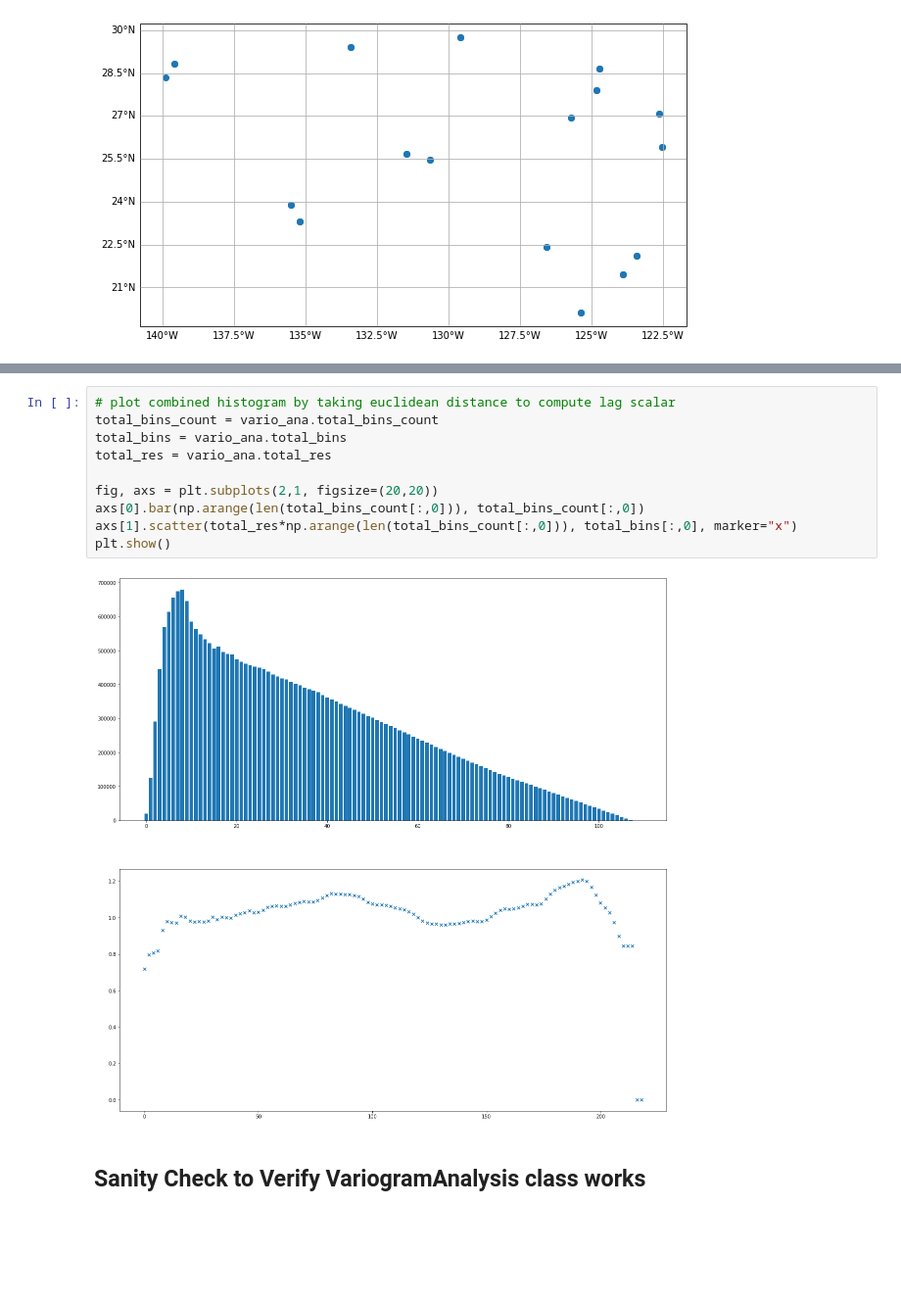
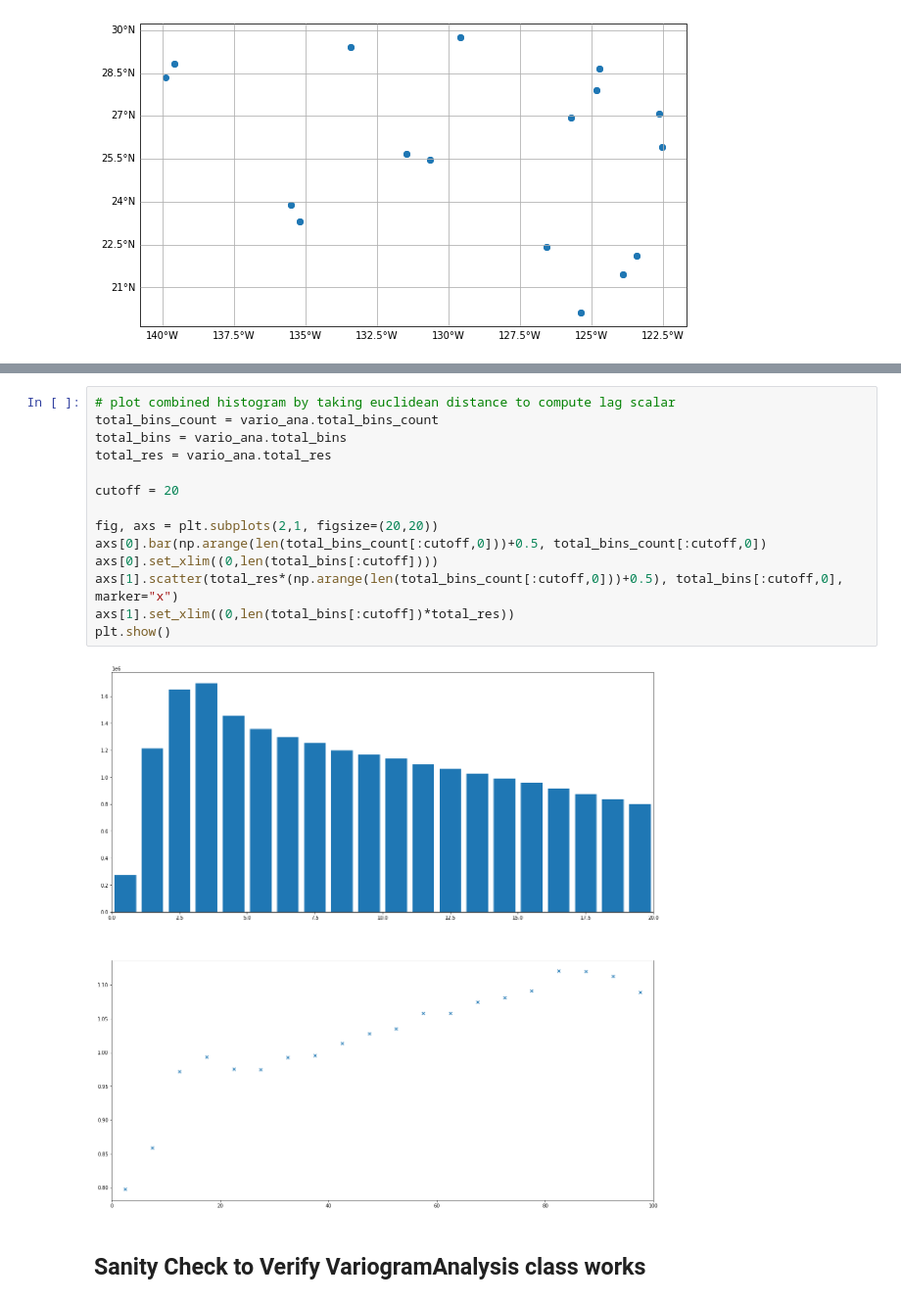
Before and after one commit to MariusWiggert/OceanPlatformControl, a Jupyter notebook: ocean_navigation_simulator/generative_error_model/test_variogram.ipynb, the cells around one changed output, grey strips where cells are left out. Shown at 98% size. Saved outputs shown, nothing was run; the diff lists cells and outputs as text; blank space fills up the shorter version.

Commit message:
fixed plotting bug in variogram

```diff
--- a/ocean_navigation_simulator/generative_error_model/test_variogram.ipynb
+++ b/ocean_navigation_simulator/generative_error_model/test_variogram.ipynb
@@ -86,15 +89,19 @@ vario_ana.plot_variograms("u")
 # %%
 # plot combined histogram by taking euclidean distance to compute lag scalar
 total_bins_count = vario_ana.total_bins_count
 total_bins = vario_ana.total_bins
 total_res = vario_ana.total_res
 
+cutoff = 20
+
 fig, axs = plt.subplots(2,1, figsize=(20,20))
-axs[0].bar(np.arange(len(total_bins_count[:,0])), total_bins_count[:,0])
-axs[1].scatter(total_res*np.arange(len(total_bins_count[:,0])), total_bins[:,0], marker="x")
+axs[0].bar(np.arange(len(total_bins_count[:cutoff,0]))+0.5, total_bins_count[:cutoff,0])
+axs[0].set_xlim((0,len(total_bins[:cutoff])))
+axs[1].scatter(total_res*(np.arange(len(total_bins_count[:cutoff,0]))+0.5), total_bins[:cutoff,0], marker="x")
+axs[1].set_xlim((0,len(total_bins[:cutoff])*total_res))
 plt.show()
 # %% [output]
-[figure, old version]
+[figure, new version]
 # %% [markdown]
 ## Sanity Check to Verify VariogramAnalysis class works
 # %%
```
Also changed, not shown: parts of 4 cells of this notebook, 2 other files.
